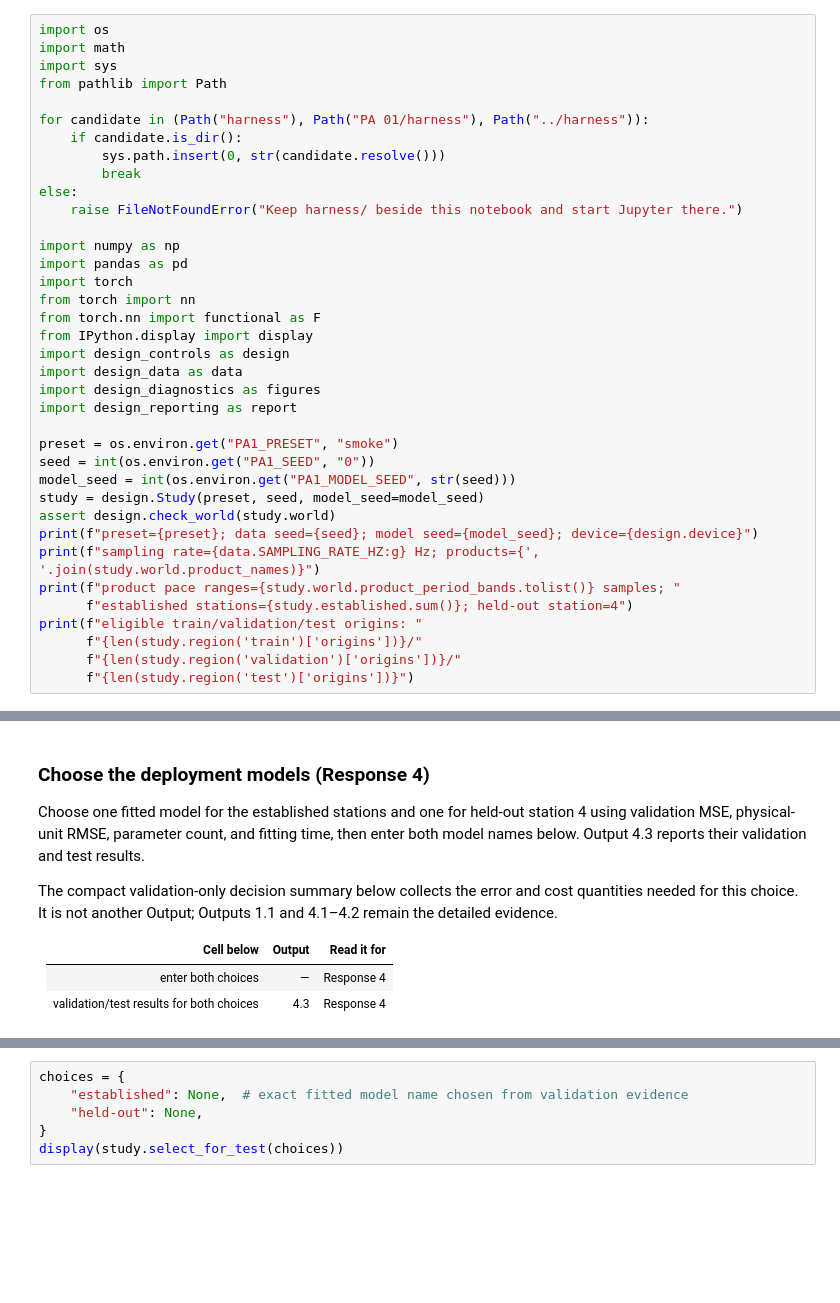
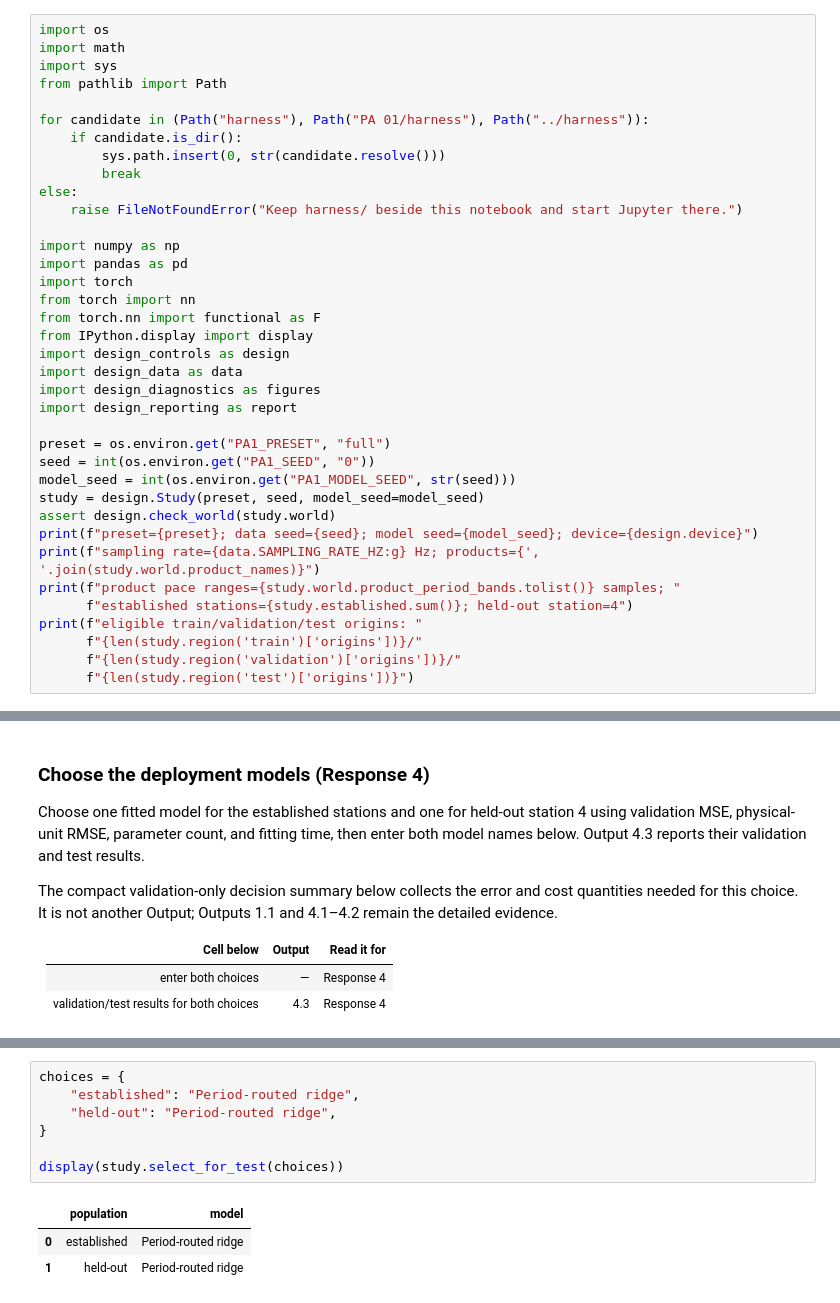
Before and after one commit to BuriAhmad/AI651-Assignment1, a Jupyter notebook: Question 1/Assignment1.ipynb, the cells around one changed output, grey strips where cells are left out. Cells and saved outputs as stored; diff of their text form; blank space fills up the shorter version.

```diff
--- a/Question 1/Assignment1.ipynb
+++ b/Question 1/Assignment1.ipynb
@@ -95,7 +95,7 @@ import design_data as data
 import design_diagnostics as figures
 import design_reporting as report
 
-preset = os.environ.get("PA1_PRESET", "smoke")
+preset = os.environ.get("PA1_PRESET", "full")
 seed = int(os.environ.get("PA1_SEED", "0"))
 model_seed = int(os.environ.get("PA1_MODEL_SEED", str(seed)))
 study = design.Study(preset, seed, model_seed=model_seed)
@@ -567,8 +762,13 @@ display(report.deployment_summary(study).round(3))
 # %%
 choices = {
-    "established": None,  # exact fitted model name chosen from validation evidence
-    "held-out": None,
+    "established": "Period-routed ridge",
+    "held-out": "Period-routed ridge",
 }
+
 display(study.select_for_test(choices))
+# %% [output]
+|  | population | model |
+| 0 | established | Period-routed ridge |
+| 1 | held-out | Period-routed ridge |
 # %%
 report.publish("4.3", study.selected_test_table())
```
Also changed, not shown: parts of 20 cells of this notebook, 4 other files.
